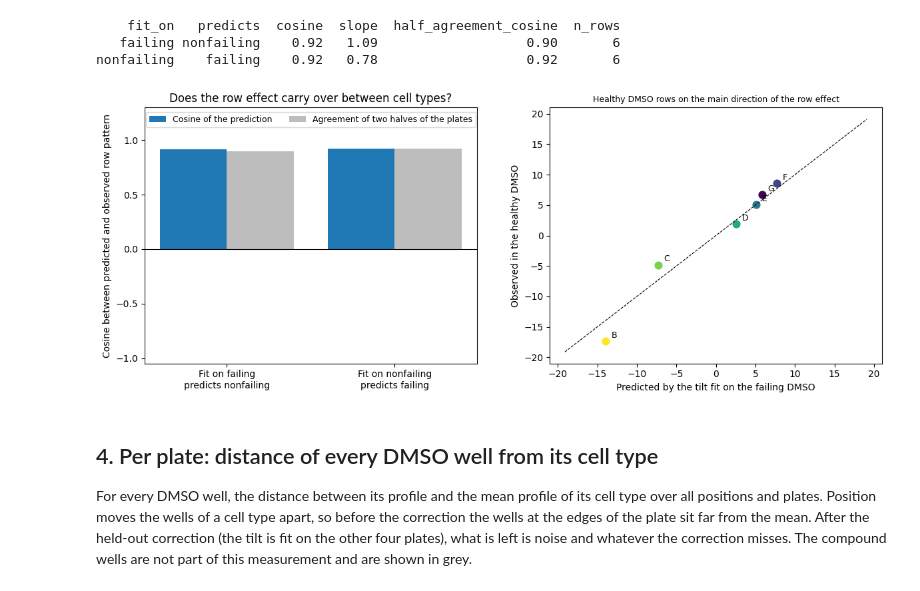
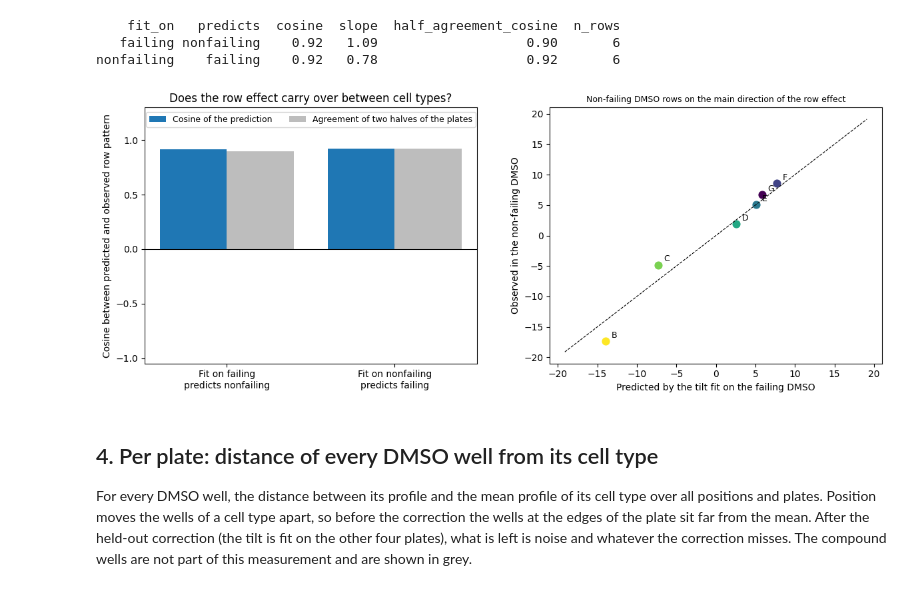
Before and after one commit to WayScience/cardiac_fibrosis_rescue_screen_profiling, a Jupyter notebook: 5.validation_plate_profiling/2.preprocessing_features/4a.position_correction/5.quantify_position_effect.ipynb, the cells around one changed output. Drawn from its saved outputs; the diff is of its cells as text; code cells hidden in the pictures.

```diff
--- a/5.validation_plate_profiling/2.preprocessing_features/4a.position_correction/5.quantify_position_effect.ipynb
+++ b/5.validation_plate_profiling/2.preprocessing_features/4a.position_correction/5.quantify_position_effect.ipynb
@@ -45,7 +45,7 @@ for path in (fit_path, well_medians_cache):
         raise FileNotFoundError(f"{path} not found. Run 1.fit_position_correction.ipynb first.")
 
 min_cells = 50  # minimum cells for a well to be used (as in the screen)
-HEALTHY, FAILING = vpu.HEALTHY_CELL_TYPE, vpu.FAILING_CELL_TYPE
+NONFAILING, FAILING = vpu.NONFAILING_CELL_TYPE, vpu.FAILING_CELL_TYPE
 colors = {"raw": "#d62728", "in_sample": "#7f7f7f", "held_out": "#1f77b4"}
 # %% [markdown]
 ## Load the fit and the well medians
@@ -67,7 +67,7 @@ amplitude = wells["platemap"].map(fit["amplitudes"]).to_numpy(float)[:, None]
 tilt_at_wells = amplitude * pcu.tilt(coef, center, rows, cols0)
 corrected = raw - tilt_at_wells
 is_dmso = (wells["treatment"] == "DMSO").to_numpy()
-is_healthy = (is_dmso & (wells["cell_type"] == HEALTHY)).to_numpy()
+is_nonfailing = (is_dmso & (wells["cell_type"] == NONFAILING)).to_numpy()
 is_failing = (is_dmso & (wells["cell_type"] == FAILING)).to_numpy()
 print("Wells:", len(wells), "| Features:", len(features), "| Plates:", wells["plate"].nunique())
 # %% [output]
@@ -156,7 +156,7 @@ If position were all of the difference, the corrected difference would be zero.
 records = []
 for plate in sorted(wells["plate"].unique()):
     in_plate = (wells["plate"] == plate).to_numpy()
-    h, f = in_plate & is_healthy, in_plate & is_failing
+    h, f = in_plate & is_nonfailing, in_plate & is_failing
     records.append(
         {
             "plate": plate,
@@ -166,12 +166,12 @@ for plate in sorted(wells["plate"].unique()):
     )
 position_vs_biology = pd.DataFrame(records)
 position_vs_biology["share_kept"] = position_vs_biology["corrected"] / position_vs_biology["raw"]
-tilt_healthy_vs_failing = float(np.linalg.norm(tilt_at_wells[is_healthy].mean(0) - tilt_at_wells[is_failing].mean(0)))
-position_vs_biology["tilt_healthy_vs_failing"] = tilt_healthy_vs_failing
+tilt_nonfailing_vs_failing = float(np.linalg.norm(tilt_at_wells[is_nonfailing].mean(0) - tilt_at_wells[is_failing].mean(0)))
+position_vs_biology["tilt_nonfailing_vs_failing"] = tilt_nonfailing_vs_failing
 print(position_vs_biology.round(2).to_string(index=False))
 
 # the same difference for the profiles averaged over the five plates (less noise than a single plate)
-pooled_raw = np.linalg.norm(raw[is_healthy].mean(0) - raw[is_failing].mean(0))
-pooled_corrected = np.linalg.norm(corrected[is_healthy].mean(0) - corrected[is_failing].mean(0))
-print(f"Plate-averaged healthy minus failing difference: {pooled_raw:.1f} before and {pooled_corrected:.1f} after the correction")
+pooled_raw = np.linalg.norm(raw[is_nonfailing].mean(0) - raw[is_failing].mean(0))
+pooled_corrected = np.linalg.norm(corrected[is_nonfailing].mean(0) - corrected[is_failing].mean(0))
+print(f"Plate-averaged non-failing minus failing difference: {pooled_raw:.1f} before and {pooled_corrected:.1f} after the correction")
 # %% [output]
@@ -224,7 +224,7 @@ dmso = wells[is_dmso]
 
 plate_order = sorted(wells["plate"].unique())
 records = []
-for source, target in ((FAILING, HEALTHY), (HEALTHY, FAILING)):
+for source, target in ((FAILING, NONFAILING), (NONFAILING, FAILING)):
     source_wells = dmso[dmso["cell_type"] == source]
     tilt_fit = vpu.fit_compound_adjusted_tilt(source_wells, features, min_cells, include_controls=True)
     target_wells = dmso[dmso["cell_type"] == target]
@@ -245,36 +245,36 @@ nonfailing    failing    0.92   0.78                   0.92       6
 # %%
 fig, axes = plt.subplots(1, 2, figsize=(12, 4.8))
 ax = axes[0]
 x = np.arange(len(cross))
 ax.bar(x - 0.2, cross["cosine"], 0.4, color=colors["held_out"], label="Cosine of the prediction")
 ax.bar(x + 0.2, cross["half_agreement_cosine"], 0.4, color="#bdbdbd", label="Agreement of two halves of the plates")
 ax.axhline(0, color="black", lw=0.8)
 ax.set_xticks(x)
 ax.set_xticklabels([f"Fit on {a}\npredicts {b}" for a, b in zip(cross["fit_on"], cross["predicts"])])
 ax.set_ylim(-1.05, 1.3)
 ax.set_ylabel("Cosine between predicted and observed row pattern")
 ax.set_title("Does the row effect carry over between cell types?")
 ax.legend(fontsize=9, loc="upper center", ncol=2)
 ax = axes[1]
 tilt_fit = vpu.fit_compound_adjusted_tilt(dmso[dmso["cell_type"] == FAILING], features, min_cells, include_controls=True)
-row_labels, observed = vpu.mean_row_pattern(dmso[dmso["cell_type"] == HEALTHY], features)
+row_labels, observed = vpu.mean_row_pattern(dmso[dmso["cell_type"] == NONFAILING], features)
 predicted = vpu.tilt_row_pattern(tilt_fit)
 direction = np.linalg.svd(predicted, full_matrices=False)[2][0]
 row_colors = dict(zip(pcu.ROWS, plt.get_cmap("viridis")(np.linspace(1, 0, pcu.N_ROW_TERMS))))
 for row, px, py in zip(row_labels, predicted @ direction, observed @ direction):
     ax.scatter(px, py, color=row_colors[row], s=60)
     ax.annotate(row, (px, py), textcoords="offset points", xytext=(6, 4), fontsize=9)
 limit = max(abs(predicted @ direction).max(), abs(observed @ direction).max()) * 1.1
 ax.plot([-limit, limit], [-limit, limit], color="black", lw=0.8, ls="--")
 ax.set_xlabel("Predicted by the tilt fit on the failing DMSO")
-ax.set_ylabel("Observed in the healthy DMSO")
-ax.set_title("Healthy DMSO rows on the main direction of the row effect")
+ax.set_ylabel("Observed in the non-failing DMSO")
+ax.set_title("Non-failing DMSO rows on the main direction of the row effect")
 ax.title.set_size(9)
 fig.tight_layout()
 fig.savefig(figure_dir / "row_effect_cross_cell_type.png", dpi=150)
 plt.show()
 # %% [output]
-[figure, old version]
+[figure, new version]
 # %% [markdown]
 ## 4. Per plate: distance of every DMSO well from its cell type
 
```
Also changed, not shown: parts of 7 cells of this notebook, 22 other files.
